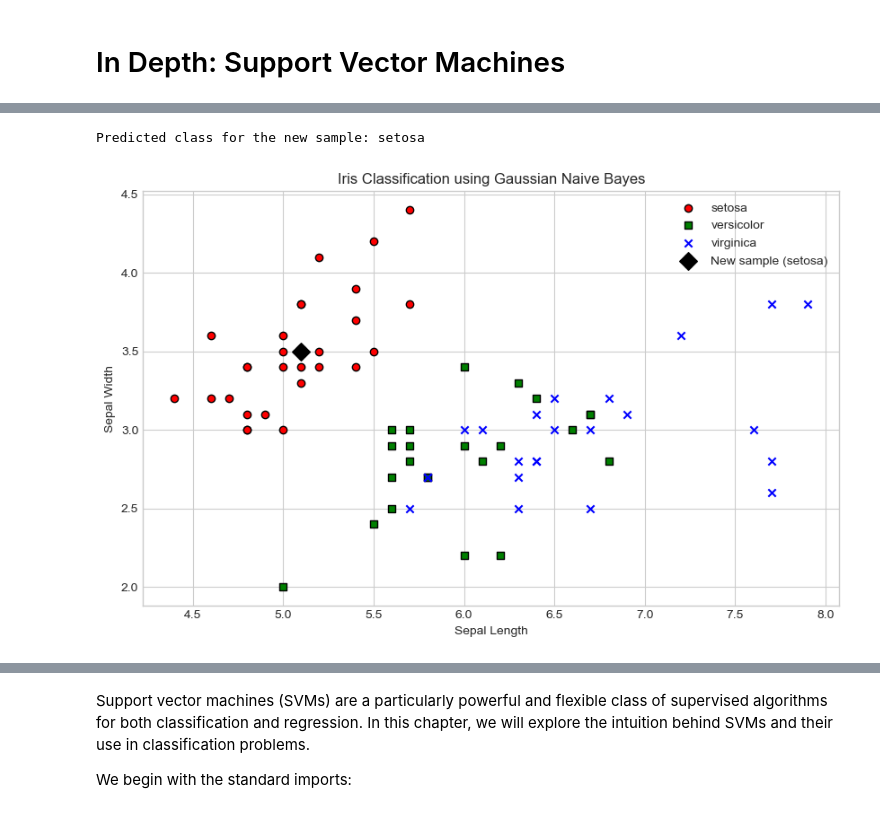
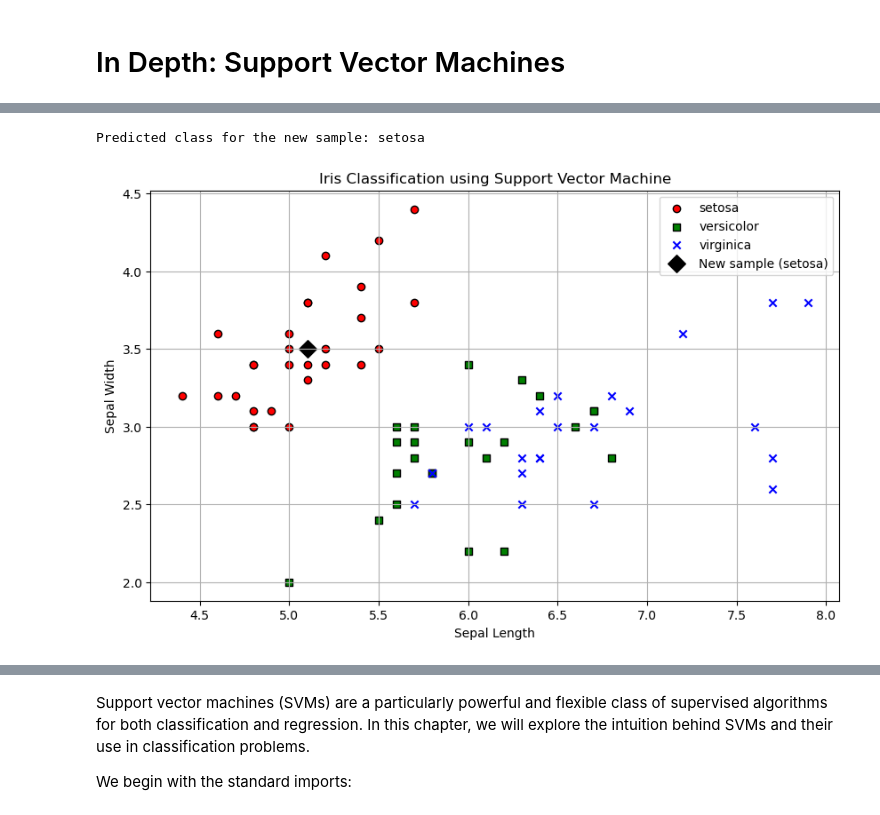
Before and after one commit to masumahmedeesa/Python-Programming-and-Basic-Data-Science, a Jupyter notebook: 21. Support-Vector-Machines.ipynb, the cells around one changed output, grey strips where cells are left out. Saved outputs shown, nothing was run; the diff lists cells and outputs as text; code cells hidden in the pictures.

```diff
--- a/21. Support-Vector-Machines.ipynb
+++ b/21. Support-Vector-Machines.ipynb
@@ -86,35 +86,35 @@ def plot_iris(X, y, new_sample=None, new_sample_class=None):
 
     # Define markers and colors for each class
     markers = ['o', 's', 'x']
     colors = ['red', 'green', 'blue']
     labels = iris.target_names
 
     # Plot the test data with predictions
     for idx, (marker, color) in enumerate(zip(markers, colors)):
         plt.scatter(X_test[y_pred == idx, 0], X_test[y_pred == idx, 1],
                     marker=marker, color=color, label=labels[idx], edgecolor='k')
 
     # If there's a new sample, plot it
     if new_sample is not None:
         plt.scatter(new_sample[0][0], new_sample[0][1],
                     color='black', label=f"New sample ({iris.target_names[new_sample_class][0]})",
                     s=100, marker='D', edgecolor='k')
 
-    plt.title('Iris Classification using Gaussian Naive Bayes')
+    plt.title('Iris Classification using Support Vector Machine')
     plt.xlabel('Sepal Length')
     plt.ylabel('Sepal Width')
     plt.legend(loc='upper right')
     plt.grid(True)
     plt.show()
 
 # Extract the first two features (sepal length and sepal width) for plotting
 X_test_2D = X_test[:, :2]  # Only take the first two features
 
 # Call the plotting function and include the new sample
 plot_iris(X_test_2D, y_test, new_sample=new_sample, new_sample_class=predicted_class)
 # %% [output]
 Predicted class for the new sample: setosa
-[figure, old version]
+[figure, new version]
 # %%
 from mpl_toolkits.mplot3d import Axes3D
 
```
Also changed, not shown: parts of 2 cells of this notebook, 1 other file.
